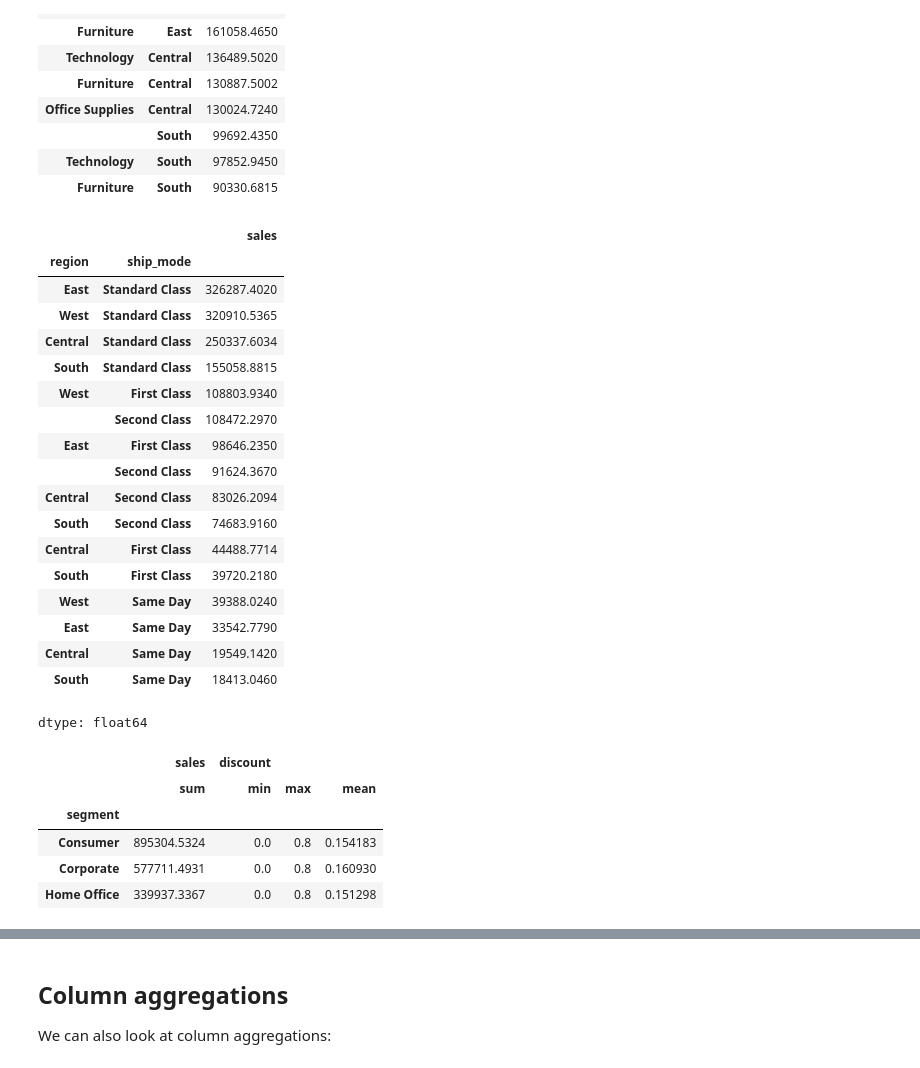
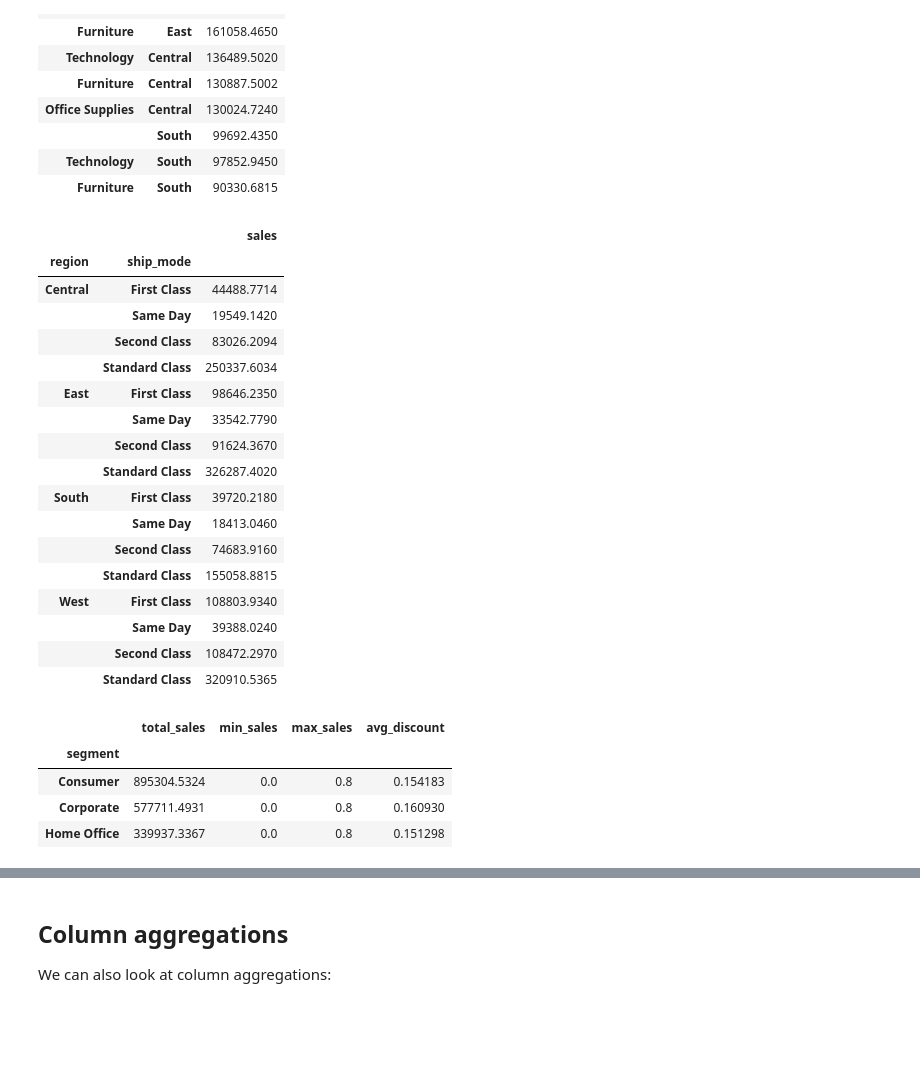
Before and after one commit to masrazo/CBS_Python_eng_Training_Version, a Jupyter notebook: 02_01_DataExtraction&Manipulation_with_Python&Pandas/02_01_01_Pandas_Advance_BLANK.ipynb, the cells around one changed output, grey strips where cells are left out. Drawn from its saved outputs; the diff is of its cells as text; code cells hidden in the pictures; blank space fills up the shorter version.

```diff
--- a/02_01_DataExtraction&Manipulation_with_Python&Pandas/02_01_01_Pandas_Advance_BLANK.ipynb
+++ b/02_01_DataExtraction&Manipulation_with_Python&Pandas/02_01_01_Pandas_Advance_BLANK.ipynb
@@ -96,0 +245,8 @@ If the above code is not working, **add the files** sent to you to the Files sec
+# %%
+print(orders_2017.columns)
+orders_2017 = orders_2017.rename(columns = {
+                                                'dhip_date' : 'ship_date',
+                                                'country_segment' : 'country_region'
+})
+
+print(orders_2017.columns)
@@ -96,0 +266,8 @@ If the above code is not working, **add the files** sent to you to the Files sec
+# %%
+print(orders_2018.columns)
+orders_2018 = orders_2018.rename(columns = {
+                                                'county_region' : 'country_region'
+
+})
+
+print(orders_2018.columns)
@@ -96,0 +293,3 @@ If the above code is not working, **add the files** sent to you to the Files sec
+# %%
+orders = pd.concat([orders_2017, orders_2018, orders_2019])
+len(orders)
@@ -478,3 +750,12 @@ We will delve deeper into this in the next workbook, but will perform the necess
 #### Ensuring Consistent and Correct Data Types
 
 When performing aggregations or calculations in Pandas, it is essential that **data types are consistent and appropriate** for each column. If data types are incorrect, mathematical operations may fail, or results may be inaccurate. For example, a column containing numerical values stored as strings (object type) cannot be used for calculations until it is converted to a numerical format.
+# %%
+orders_reps = pd.merge(
+            left = orders,
+            right = reps[['region', 'person']],
+            how = 'left',
+            left_on = 'region',
+            right_on = 'region'
+
+)
@@ -766,31 +1066,32 @@ For example, instead of grouping only by `category`, we could group by both `"ca
 # %%
 # ** Task **
 # How does the performance of different shipping modes vary by region?
 
 # ---------------------------------------------------------------------------- #
 
-
+orders_reps.groupby([ 'region', 'ship_mode']).agg({
+    'sales': 'sum'
+})
 # ---------------------------------------------------------------------------- #
 # %% [output]
 |  |  | sales |
 | region | ship_mode |  |
-| East | Standard Class | 326287.4020 |
-| West | Standard Class | 320910.5365 |
-| Central | Standard Class | 250337.6034 |
-| South | Standard Class | 155058.8815 |
+| Central | First Class | 44488.7714 |
+|  | Same Day | 19549.1420 |
+|  | Second Class | 83026.2094 |
+|  | Standard Class | 250337.6034 |
+| East | First Class | 98646.2350 |
+|  | Same Day | 33542.7790 |
+|  | Second Class | 91624.3670 |
+|  | Standard Class | 326287.4020 |
+| South | First Class | 39720.2180 |
+|  | Same Day | 18413.0460 |
+|  | Second Class | 74683.9160 |
+|  | Standard Class | 155058.8815 |
 | West | First Class | 108803.9340 |
+|  | Same Day | 39388.0240 |
 |  | Second Class | 108472.2970 |
-| East | First Class | 98646.2350 |
-|  | Second Class | 91624.3670 |
-| Central | Second Class | 83026.2094 |
-| South | Second Class | 74683.9160 |
-| Central | First Class | 44488.7714 |
-| South | First Class | 39720.2180 |
-| West | Same Day | 39388.0240 |
-| East | Same Day | 33542.7790 |
-| Central | Same Day | 19549.1420 |
-| South | Same Day | 18413.0460 |
+|  | Standard Class | 320910.5365 |
-dtype: float64
 # %%
 # ** Task **
 # How do sales perform across different customer segments and what are the min, max, and avg discounts that are given to each segment?
@@ -798,12 +1099,17 @@ dtype: float64
 # ---------------------------------------------------------------------------- #
 
 
+orders_reps.groupby(['segment']).agg(
+    total_sales = ('sales', 'sum'),
+    min_sales = ('discount','min'),
+    max_sales = ('discount','max'),
+    avg_discount = ('discount','mean')
+)
 
 
 # ---------------------------------------------------------------------------- #
 # %% [output]
-|  | sales | discount |  |  |
-|  | sum | min | max | mean |
+|  | total_sales | min_sales | max_sales | avg_discount |
 | segment |  |  |  |  |
 | Consumer | 895304.5324 | 0.0 | 0.8 | 0.154183 |
 | Corporate | 577711.4931 | 0.0 | 0.8 | 0.160930 |
```
Also changed, not shown: parts of 49 cells of this notebook, 6 other files.
